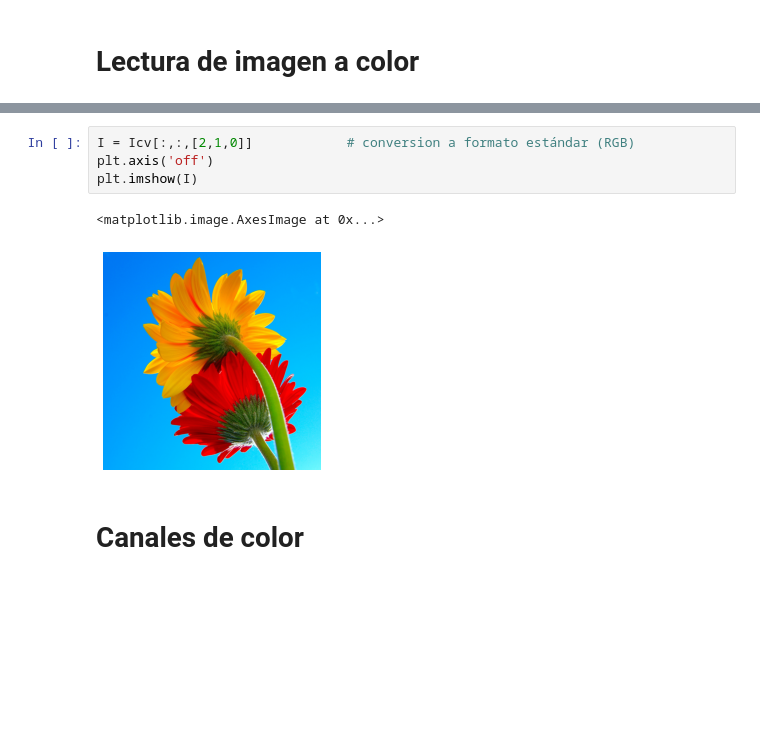
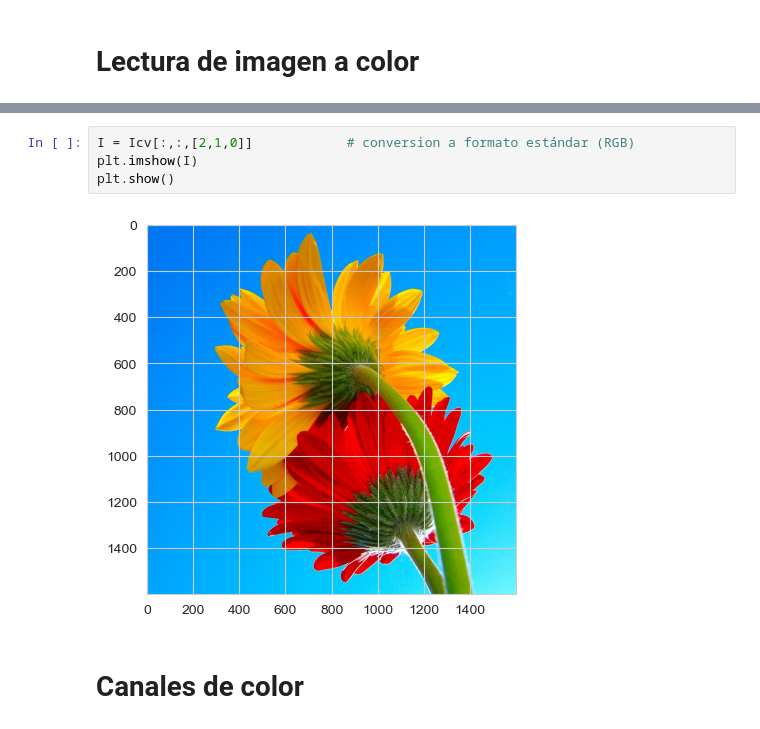
Before and after one commit to joseramoniglesias/EL442_Tratamiento_Senales, a Jupyter notebook: clases/Cap01_Introducción/Matlab/TRAT01_Segmentacion_Sencilla_a_Color.ipynb, the cells around one changed output, grey strips where cells are left out. Saved outputs shown, nothing was run; the diff lists cells and outputs as text; blank space fills up the shorter version.

```diff
--- a/clases/Cap01_Introducción/Matlab/TRAT01_Segmentacion_Sencilla_a_Color.ipynb
+++ b/clases/Cap01_Introducción/Matlab/TRAT01_Segmentacion_Sencilla_a_Color.ipynb
@@ -25,10 +38,9 @@ min  =  0
 # %%
 I = Icv[:,:,[2,1,0]]            # conversion a formato estándar (RGB)
-plt.axis('off')
 plt.imshow(I)
+plt.show()
 # %% [output]
-<matplotlib.image.AxesImage at 0x...>
-[figure, old version]
+[figure, new version]
 # %% [markdown]
 # Canales de color
 # %%
```
Also changed, not shown: parts of 8 cells of this notebook.
